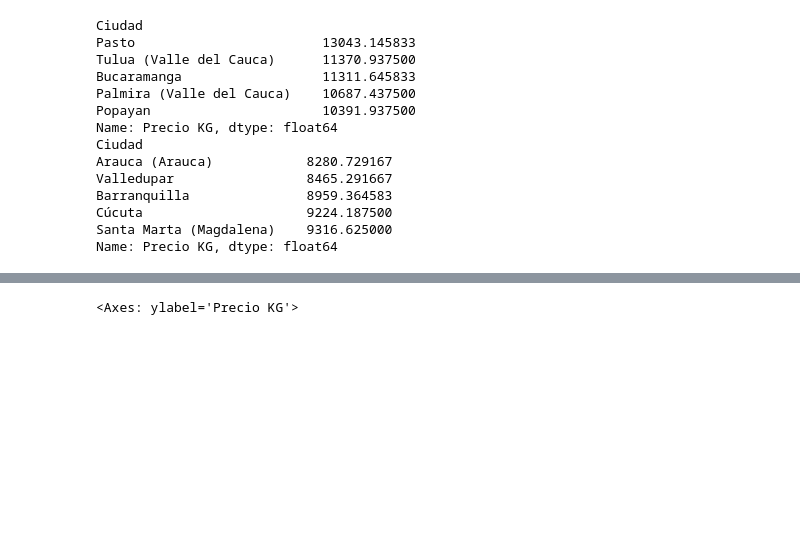
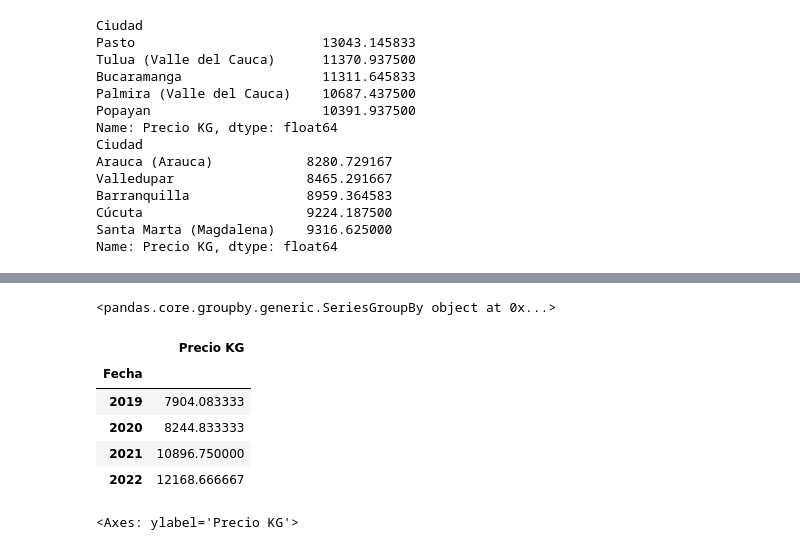
Before and after one commit to RioDeMilo/RETAIL-PRICES-COLOMBIA, a Jupyter notebook: IPC1823.ipynb, the cells around one changed output, grey strips where cells are left out. Drawn from its saved outputs; the diff is of its cells as text; code cells hidden in the pictures; blank space fills up the shorter version.

```diff
--- a/IPC1823.ipynb
+++ b/IPC1823.ipynb
@@ -490,6 +536,27 @@ Name: Precio KG, dtype: float64
+# %%
+print(S)
+# %% [output]
+<pandas.core.groupby.generic.SeriesGroupBy object at 0x...>
 # %%
 # i reset the index from date to the a normal index to then plot it is it results in a lot of problem using a
 # timestamp and trying to plot a scatterplot there is a incompatibility problem between matplotlib and seaborn and pandas timestamp
-dfpc.reset_index(inplace=True)
+# %%
+# dflin as dataframe linear analysis
+dflin = dfpc.reset_index()
+# %%
+# HERE YOU CAN FIND THE mean of every year for posterrior analysis and graphics
+# then i convert the series into a pandas dataframe to plot it more easily
+n = dflin.groupby(dflin.Fecha.dt.year)['Precio KG'].mean()
+Year_mean = n.to_frame(name="Precio Promedio")
+Year_mean.columns =['Precio KG']
+# %%
+Year_mean.head()
+# %% [output]
+|  | Precio KG |
+| Fecha |  |
+| 2019 | 7904.083333 |
+| 2020 | 8244.833333 |
+| 2021 | 10896.750000 |
+| 2022 | 12168.666667 |
 # %%
 # here now i need to use a dict to plot the year insstead oif the number of every index
```
Also changed, not shown: parts of 10 cells of this notebook.
